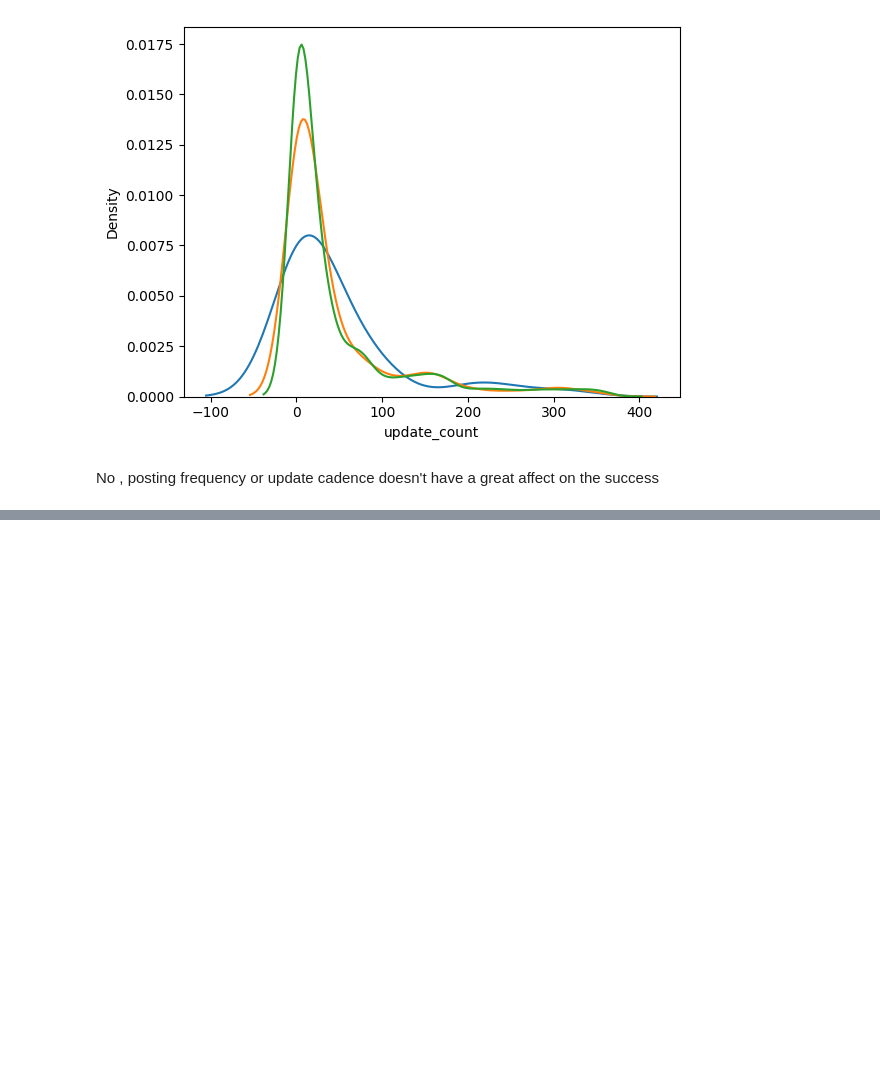
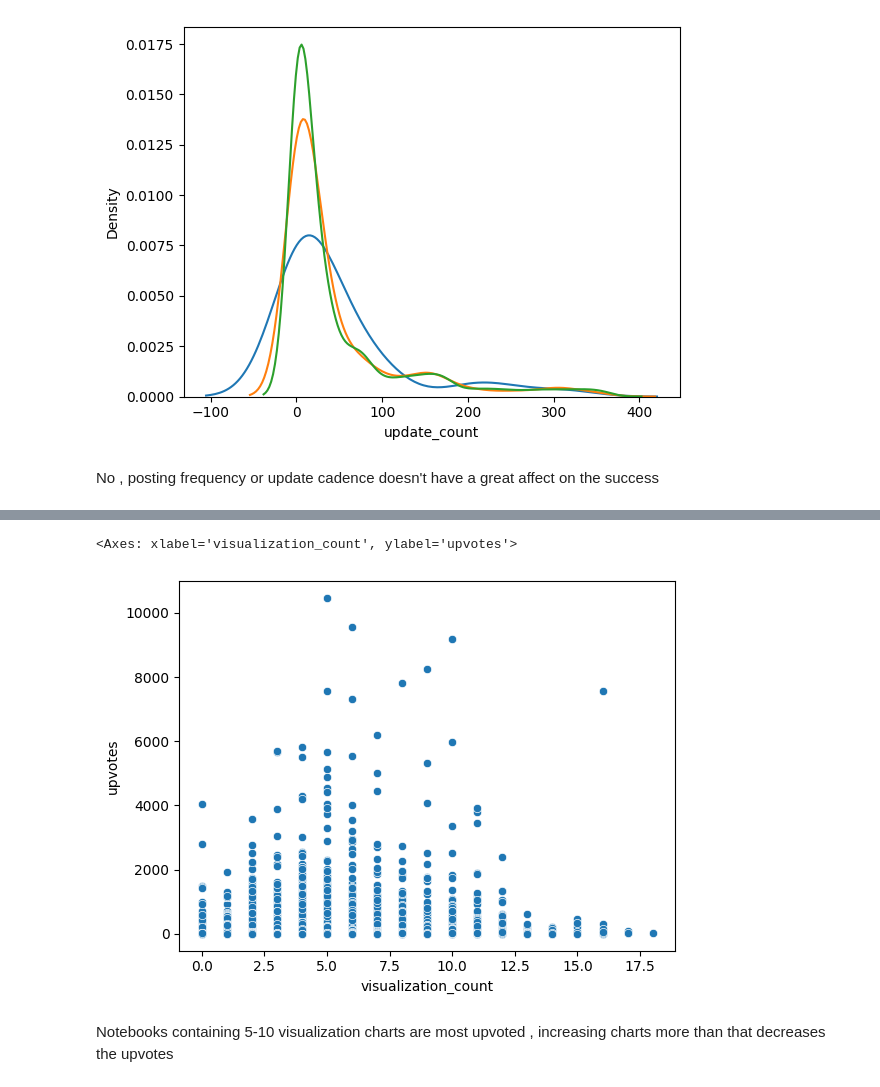
Before and after one commit to Deveshrai02/EDA_Feature_Engineering_Learning, a Jupyter notebook: Kaggle_Dataset_EDA_and_Prediction.ipynb, the cells around one changed output, grey strips where cells are left out. Cells and saved outputs as stored; diff of their text form; code cells hidden in the pictures; blank space fills up the shorter version.

```diff
--- a/Kaggle_Dataset_EDA_and_Prediction.ipynb
+++ b/Kaggle_Dataset_EDA_and_Prediction.ipynb
@@ -723,0 +761,7 @@ No ,  posting frequency or update cadence doesn't have a great affect on the suc
+# %%
+sns.scatterplot(data=df, x='visualization_count', y='upvotes')
+# %% [output]
+<Axes: xlabel='visualization_count', ylabel='upvotes'>
+[figure, added]
+# %% [markdown]
+Notebooks containing 5-10 visualization charts are most upvoted , increasing charts more than that decreases the upvotes
```
Also changed, not shown: parts of 3 cells of this notebook.
